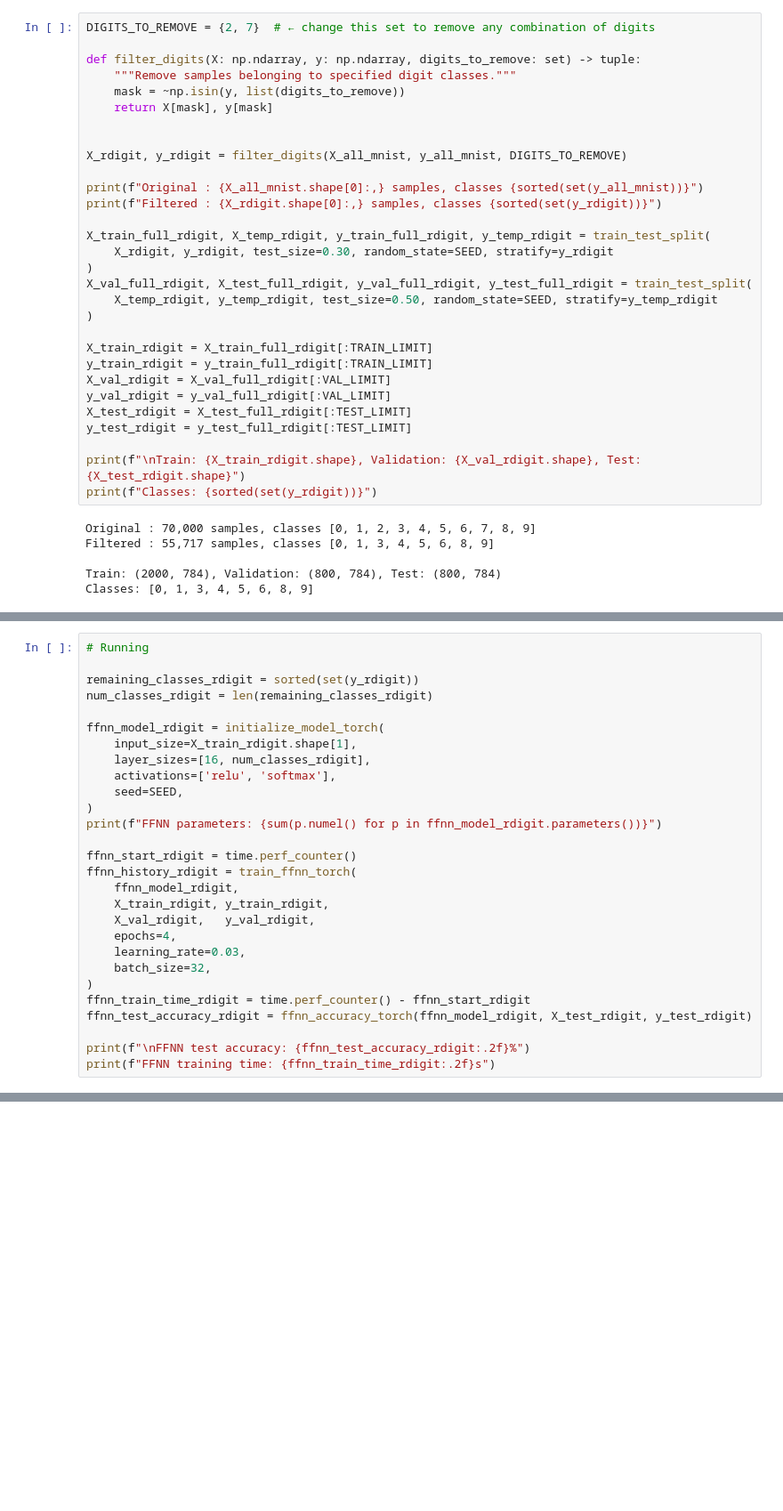
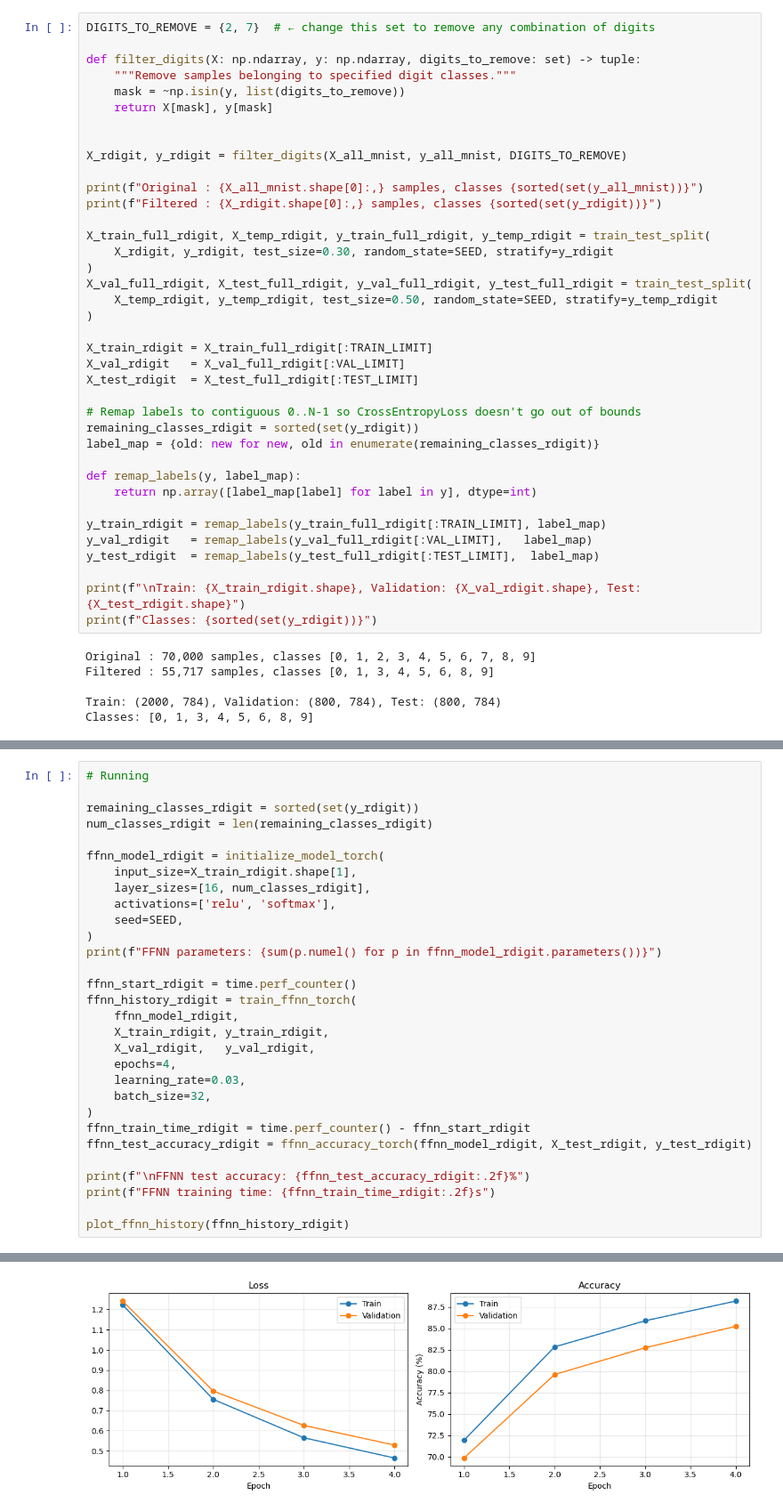
Before and after one commit to judenam4655/cse25_project, a Jupyter notebook: FFNN_Digits_Project.ipynb, the cells around one changed output, grey strips where cells are left out. Shown at 89% size. Cells and saved outputs as stored; diff of their text form; blank space fills up the shorter version.

Commit message:
Check import dependencies in first cell and implemented FFNN Graph

```diff
--- a/FFNN_Digits_Project.ipynb
+++ b/FFNN_Digits_Project.ipynb
@@ -865,11 +877,19 @@ X_val_full_rdigit, X_test_full_rdigit, y_val_full_rdigit, y_test_full_rdigit = t
 )
 
 X_train_rdigit = X_train_full_rdigit[:TRAIN_LIMIT]
-y_train_rdigit = y_train_full_rdigit[:TRAIN_LIMIT]
-X_val_rdigit = X_val_full_rdigit[:VAL_LIMIT]
-y_val_rdigit = y_val_full_rdigit[:VAL_LIMIT]
-X_test_rdigit = X_test_full_rdigit[:TEST_LIMIT]
-y_test_rdigit = y_test_full_rdigit[:TEST_LIMIT]
+X_val_rdigit   = X_val_full_rdigit[:VAL_LIMIT]
+X_test_rdigit  = X_test_full_rdigit[:TEST_LIMIT]
+
+# Remap labels to contiguous 0..N-1 so CrossEntropyLoss doesn't go out of bounds
+remaining_classes_rdigit = sorted(set(y_rdigit))
+label_map = {old: new for new, old in enumerate(remaining_classes_rdigit)}
+
+def remap_labels(y, label_map):
+    return np.array([label_map[label] for label in y], dtype=int)
+
+y_train_rdigit = remap_labels(y_train_full_rdigit[:TRAIN_LIMIT], label_map)
+y_val_rdigit   = remap_labels(y_val_full_rdigit[:VAL_LIMIT],   label_map)
+y_test_rdigit  = remap_labels(y_test_full_rdigit[:TEST_LIMIT],  label_map)
 
 print(f"\nTrain: {X_train_rdigit.shape}, Validation: {X_val_rdigit.shape}, Test: {X_test_rdigit.shape}")
 print(f"Classes: {sorted(set(y_rdigit))}")
@@ -937,5 +957,7 @@ ffnn_test_accuracy_rdigit = ffnn_accuracy_torch(ffnn_model_rdigit, X_test_rdigit
 
 print(f"\nFFNN test accuracy: {ffnn_test_accuracy_rdigit:.2f}%")
 print(f"FFNN training time: {ffnn_train_time_rdigit:.2f}s")
+
+plot_ffnn_history(ffnn_history_rdigit)
 # %% [output]
 FFNN parameters: 12696
@@ -948,0 +971 @@ FFNN training time: 2.52s
+[figure, added]
```
Also changed, not shown: parts of 10 cells of this notebook.
